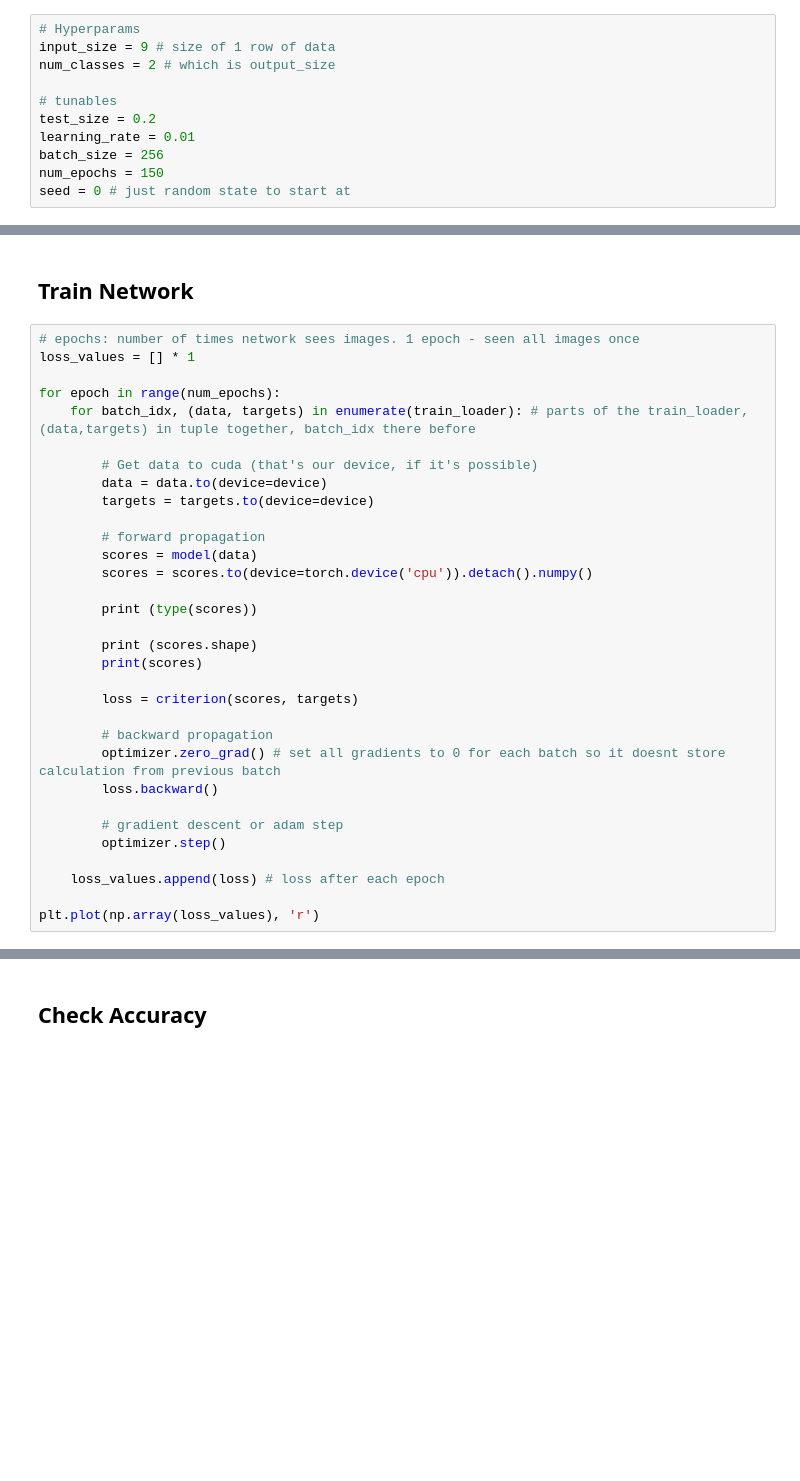
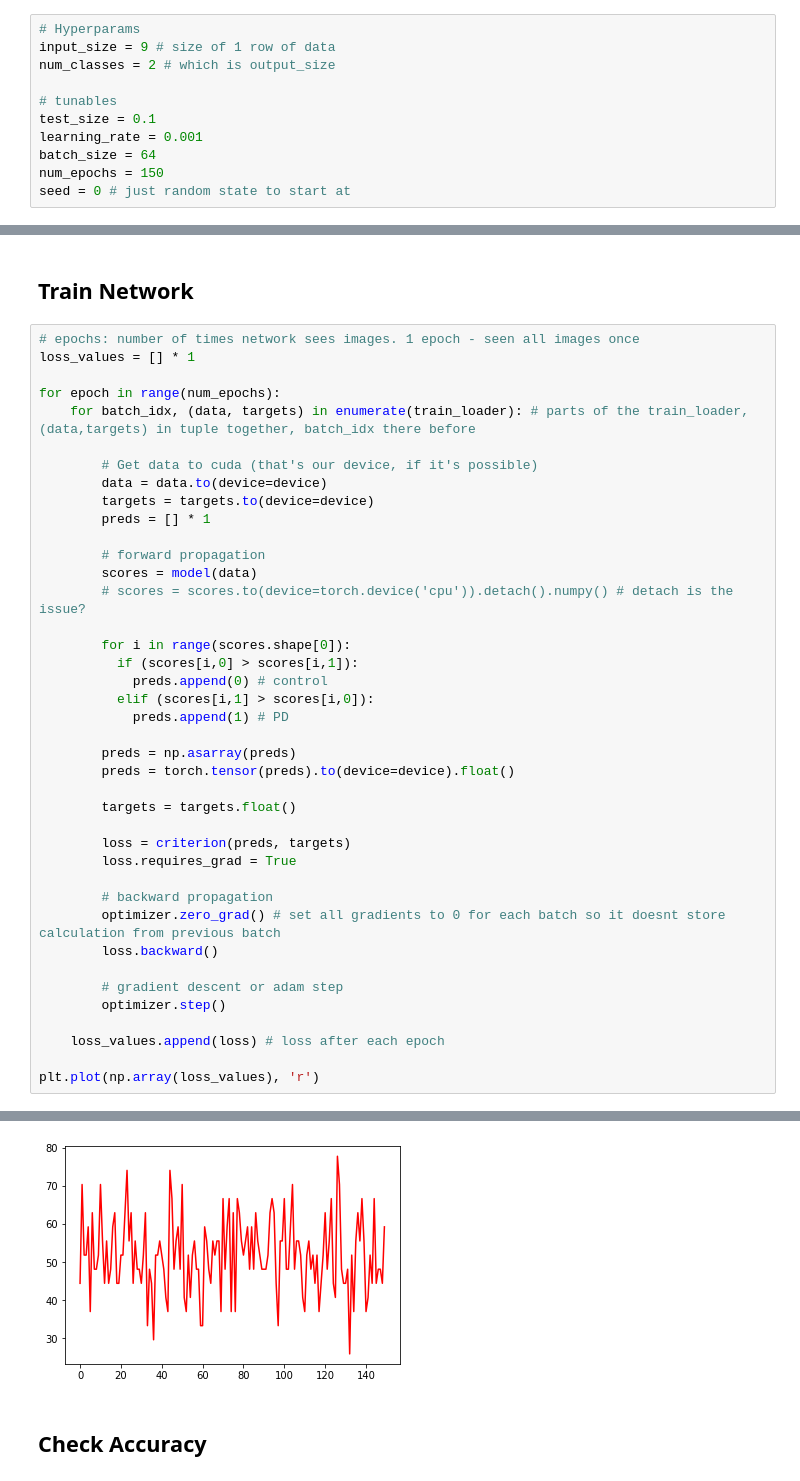
Before and after one commit to PDNow-Research/PDNow, a Jupyter notebook: HandPD/NeuralNets/NN_Numerical.ipynb, the cells around one changed output, grey strips where cells are left out. Cells and saved outputs as stored; diff of their text form; blank space fills up the shorter version.

```diff
--- a/HandPD/NeuralNets/NN_Numerical.ipynb
+++ b/HandPD/NeuralNets/NN_Numerical.ipynb
@@ -53,9 +53,9 @@ input_size = 9 # size of 1 row of data
 num_classes = 2 # which is output_size
 
 # tunables
-test_size = 0.2
-learning_rate = 0.01
-batch_size = 256
+test_size = 0.1
+learning_rate = 0.001
+batch_size = 64
 num_epochs = 150
 seed = 0 # just random state to start at
 # %% [markdown]
@@ -253,17 +253,25 @@ for epoch in range(num_epochs):
         # Get data to cuda (that's our device, if it's possible)
         data = data.to(device=device)
         targets = targets.to(device=device)
+        preds = [] * 1
 
         # forward propagation
         scores = model(data)
-        scores = scores.to(device=torch.device('cpu')).detach().numpy()
+        # scores = scores.to(device=torch.device('cpu')).detach().numpy() # detach is the issue?
 
-        print (type(scores))
+        for i in range(scores.shape[0]):
+          if (scores[i,0] > scores[i,1]):
+            preds.append(0) # control
+          elif (scores[i,1] > scores[i,0]):
+            preds.append(1) # PD
 
-        print (scores.shape)
-        print(scores)
+        preds = np.asarray(preds)
+        preds = torch.tensor(preds).to(device=device).float()
 
-        loss = criterion(scores, targets)
+        targets = targets.float()
+
+        loss = criterion(preds, targets)
+        loss.requires_grad = True
 
         # backward propagation
         optimizer.zero_grad() # set all gradients to 0 for each batch so it doesnt store calculation from previous batch
@@ -297,3 +288,4 @@ TypeError: ignored
+[figure, added]
 # %% [markdown]
 ## Check Accuracy
 # %%
```
Also changed, not shown: parts of 6 cells of this notebook.
